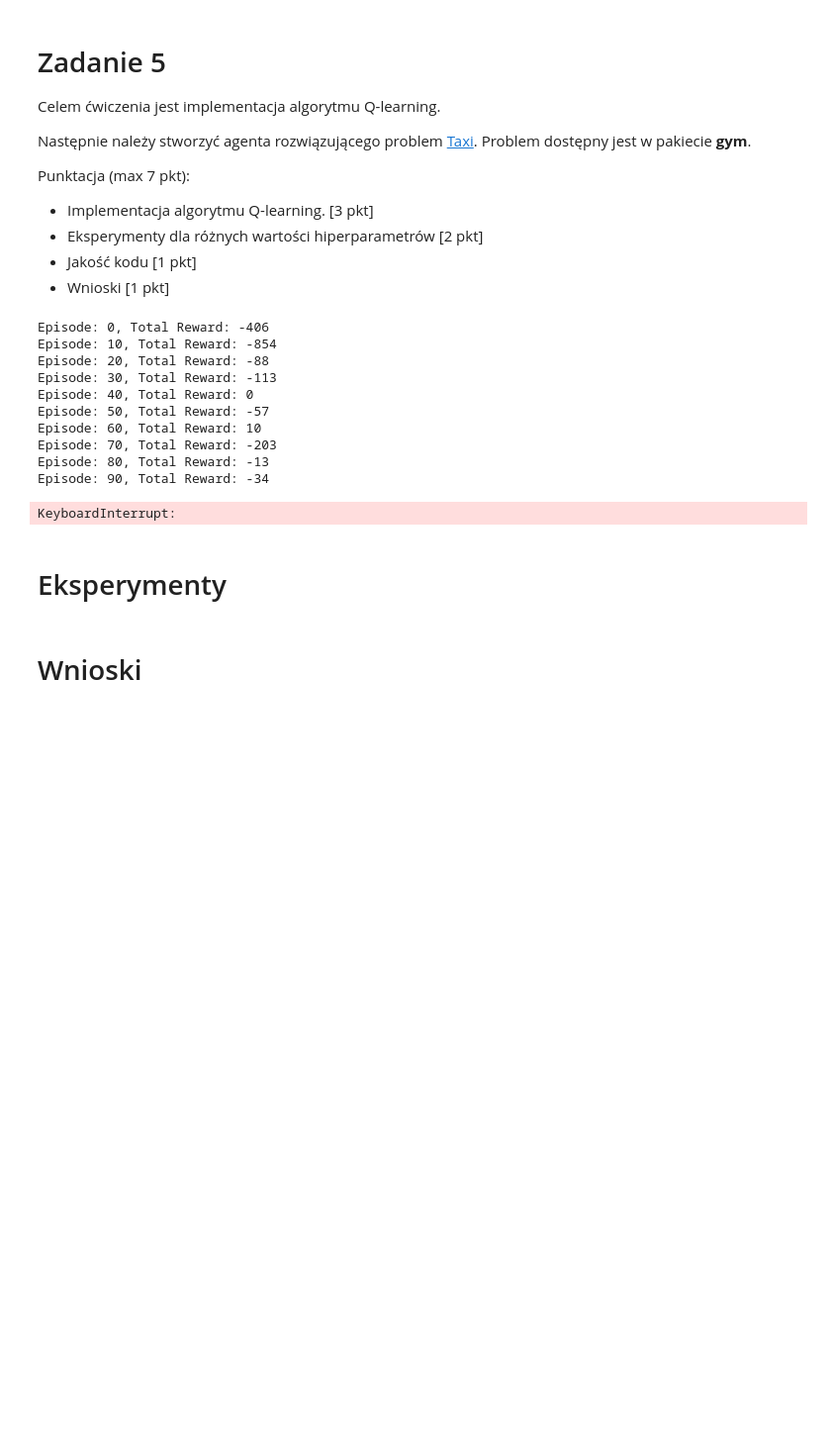
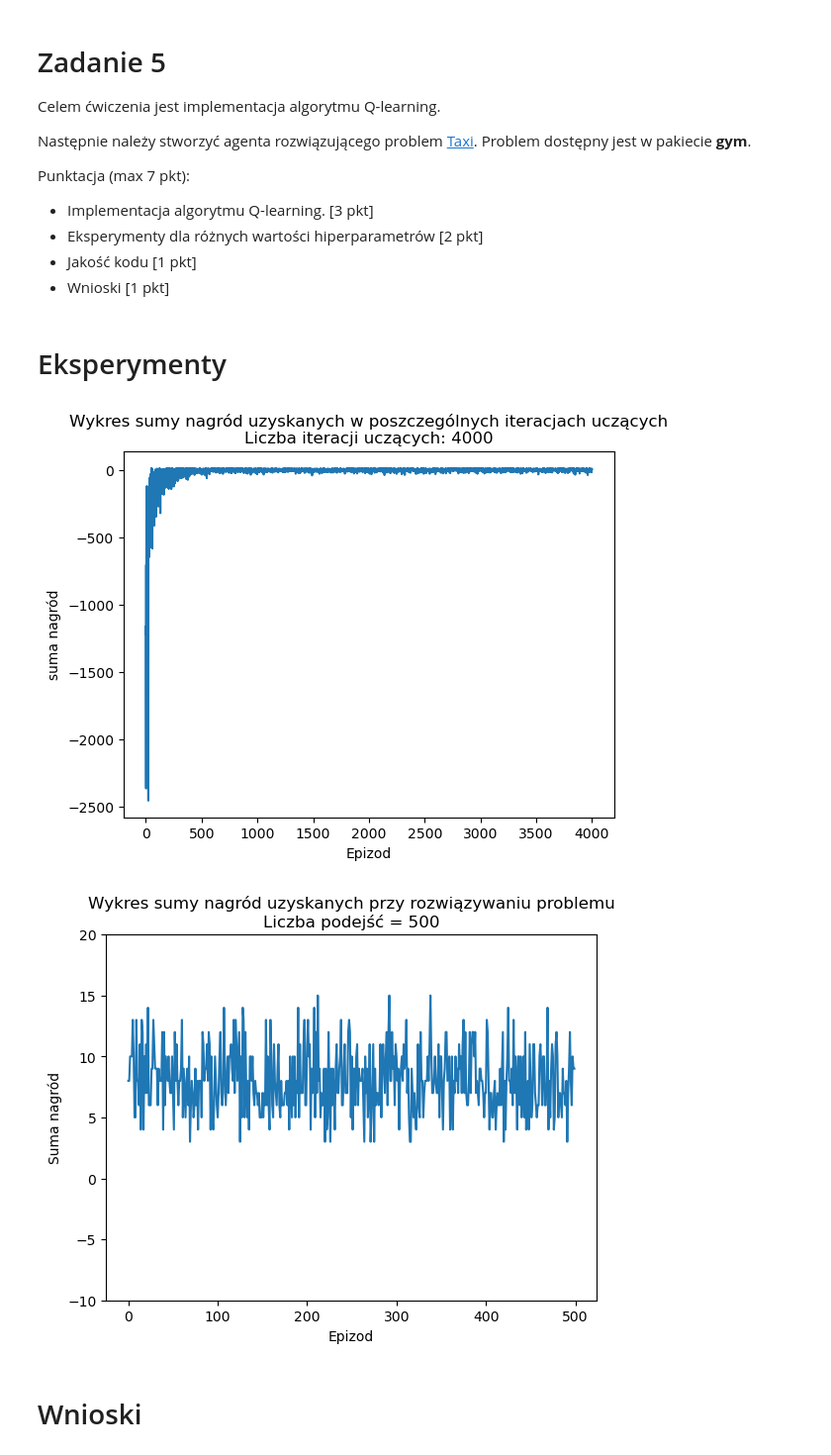
Before and after one commit to szczygiell/Machine_Learning_basics, a Jupyter notebook: zad5.ipynb, the cells around one changed output. Shown at 99% size. Drawn from its saved outputs; the diff is of its cells as text; code cells hidden in the pictures; blank space fills up the shorter version.

```diff
--- a/zad5.ipynb
+++ b/zad5.ipynb
@@ -51,7 +51,8 @@ class QLearningSolver:
 
     def __repr__(self):
         """Elegant representation of Q-learning solver."""
-        return f"QLearningSolver(observation_space={self.observation_space}, action_space={self.action_space}, learning_rate={self.learning_rate}, gamma={self.gamma}, epsilon={self.epsilon})"
+        return f"QLearningSolver(observation_space={self.observation_space}, action_space={self.action_space}, \
+                learning_rate={self.learning_rate}, gamma={self.gamma}, epsilon={self.epsilon})"
 
     def __str__(self):
         return self.__repr__()
@@ -97,7 +98,7 @@ def tester_3000(env_handler, q_params, learning_iter, plots: bool, verbose: bool
 
     # Testowanie agenta
     test_rewards = []
-    test_episodes = 50
+    test_episodes = 500
     for episode in range(test_episodes):
         state = env_handler.reset()[0]
         done = False
@@ -105,6 +106,7 @@ def tester_3000(env_handler, q_params, learning_iter, plots: bool, verbose: bool
 
         while not done:
             action = q_solver.get_best_action(state)
+            # print(f'stan:{state}; akcja: {action}')
             next_state, reward, done= env_handler.step(action)[0:3]
             total_reward += reward
             state = next_state
@@ -120,28 +122,20 @@ def tester_3000(env_handler, q_params, learning_iter, plots: bool, verbose: bool
         plt.show()
 
         fig2 = plt.plot(test_rewards)
+        plt.ylim([-10, 20])
         plt.xlabel('Epizod')
         plt.ylabel('Suma nagród')
         plt.title(f'Wykres sumy nagród uzyskanych przy rozwiązywaniu problemu\nLiczba podejść = {test_episodes}')
         plt.show()
-# %%
-env = gym.make('Taxi-v3')
-q_params = [1, 0.9, 0.1]
-
-tester_3000(env, q_params, 100, True, True)
-# %% [output]
-Episode: 0, Total Reward: -406
-Episode: 10, Total Reward: -854
-Episode: 20, Total Reward: -88
-Episode: 30, Total Reward: -113
-Episode: 40, Total Reward: 0
-Episode: 50, Total Reward: -57
-Episode: 60, Total Reward: 10
-Episode: 70, Total Reward: -203
-Episode: 80, Total Reward: -13
-Episode: 90, Total Reward: -34
-KeyboardInterrupt:
 # %% [markdown]
 # Eksperymenty
+# %%
+env = gym.make('Taxi-v3')
+q_params = [0.3, 0.9, 0.1]
+
+tester_3000(env, q_params, 4000, True, False)
+# %% [output]
+[figure, added]
+[figure, added]
 # %% [markdown]
 # Wnioski
```
Also changed, not shown: 1 other file.
